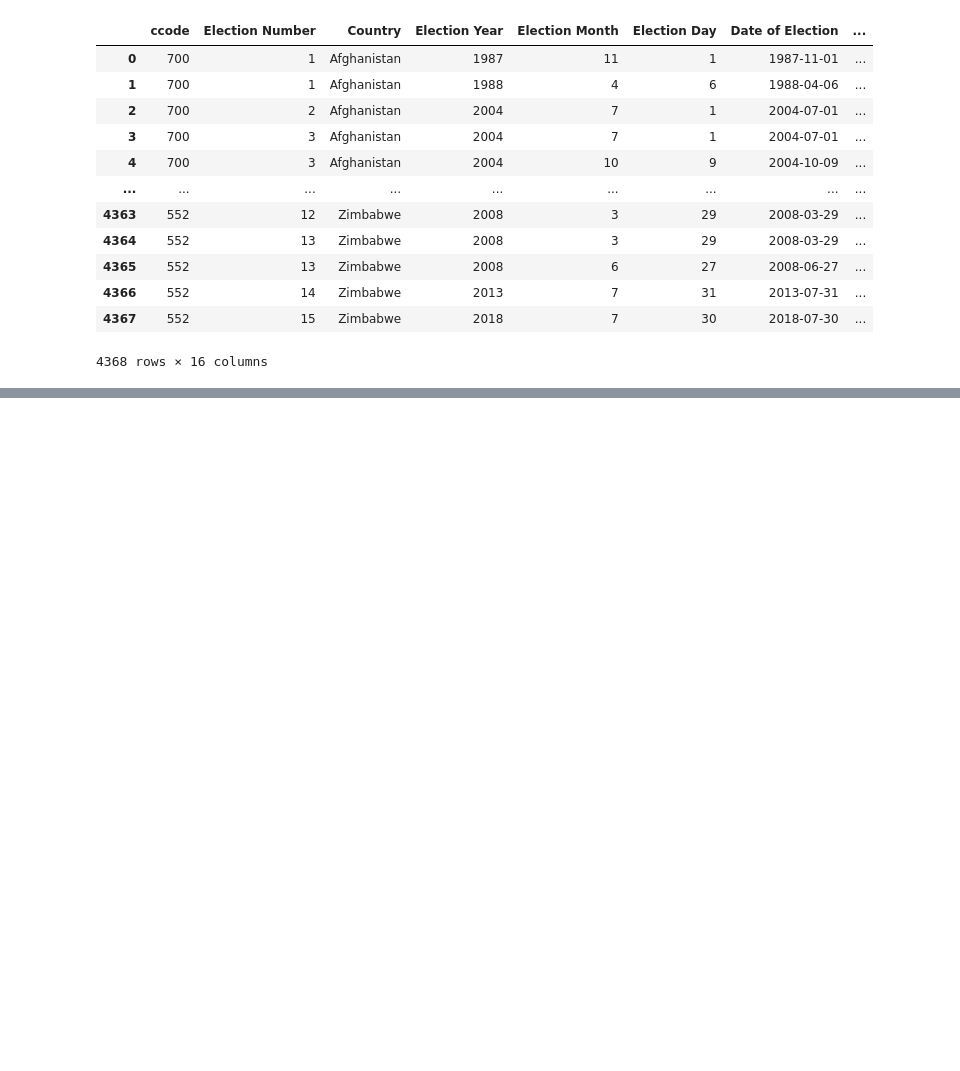
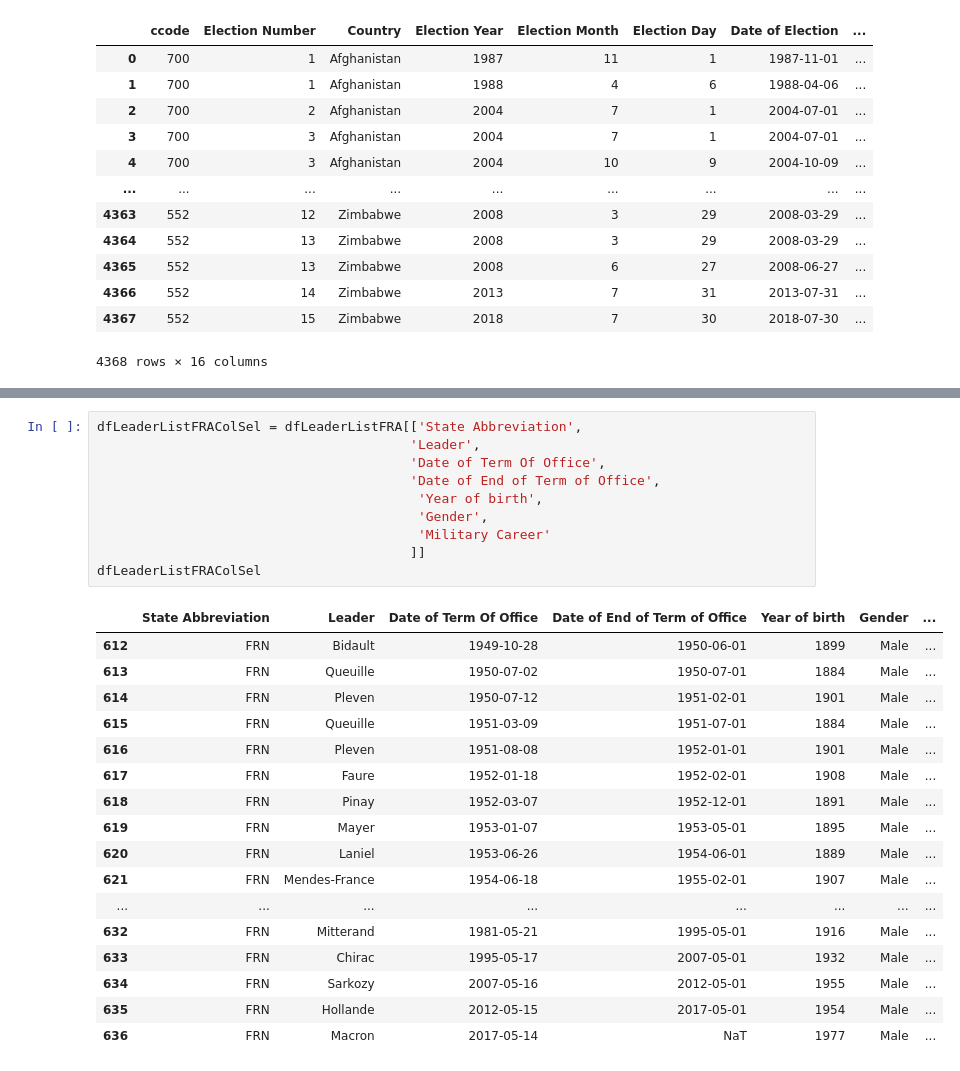
Before and after one commit to Lunczer93/Python_Project_3_World_Election, a Jupyter notebook: Python_Project_3_Election.ipynb, the cells around one changed output, grey strips where cells are left out. Cells and saved outputs as stored; diff of their text form; blank space fills up the shorter version.

```diff
--- a/Python_Project_3_Election.ipynb
+++ b/Python_Project_3_Election.ipynb
@@ -1530,0 +1985,28 @@ dfLeaderList[dfLeaderList['State Abbreviation']=='POL']
+# %%
+dfLeaderListFRAColSel = dfLeaderListFRA[['State Abbreviation',
+                                        'Leader',
+                                        'Date of Term Of Office',
+                                        'Date of End of Term of Office',
+                                         'Year of birth',
+                                         'Gender',
+                                         'Military Career'
+                                        ]]
+dfLeaderListFRAColSel
+# %% [output]
+|  | State Abbreviation | Leader | Date of Term Of Office | Date of End of Term of Office | Year of birth | Gender | ... |
+| 612 | FRN | Bidault | 1949-10-28 | 1950-06-01 | 1899 | Male | ... |
+| 613 | FRN | Queuille | 1950-07-02 | 1950-07-01 | 1884 | Male | ... |
+| 614 | FRN | Pleven | 1950-07-12 | 1951-02-01 | 1901 | Male | ... |
+| 615 | FRN | Queuille | 1951-03-09 | 1951-07-01 | 1884 | Male | ... |
+| 616 | FRN | Pleven | 1951-08-08 | 1952-01-01 | 1901 | Male | ... |
+| 617 | FRN | Faure | 1952-01-18 | 1952-02-01 | 1908 | Male | ... |
+| 618 | FRN | Pinay | 1952-03-07 | 1952-12-01 | 1891 | Male | ... |
+| 619 | FRN | Mayer | 1953-01-07 | 1953-05-01 | 1895 | Male | ... |
+| 620 | FRN | Laniel | 1953-06-26 | 1954-06-01 | 1889 | Male | ... |
+| 621 | FRN | Mendes-France | 1954-06-18 | 1955-02-01 | 1907 | Male | ... |
+| ... | ... | ... | ... | ... | ... | ... | ... |
+| 632 | FRN | Mitterand | 1981-05-21 | 1995-05-01 | 1916 | Male | ... |
+| 633 | FRN | Chirac | 1995-05-17 | 2007-05-01 | 1932 | Male | ... |
+| 634 | FRN | Sarkozy | 2007-05-16 | 2012-05-01 | 1955 | Male | ... |
+| 635 | FRN | Hollande | 2012-05-15 | 2017-05-01 | 1954 | Male | ... |
+| 636 | FRN | Macron | 2017-05-14 | NaT | 1977 | Male | ... |
```
Also changed, not shown: parts of 61 cells of this notebook.
